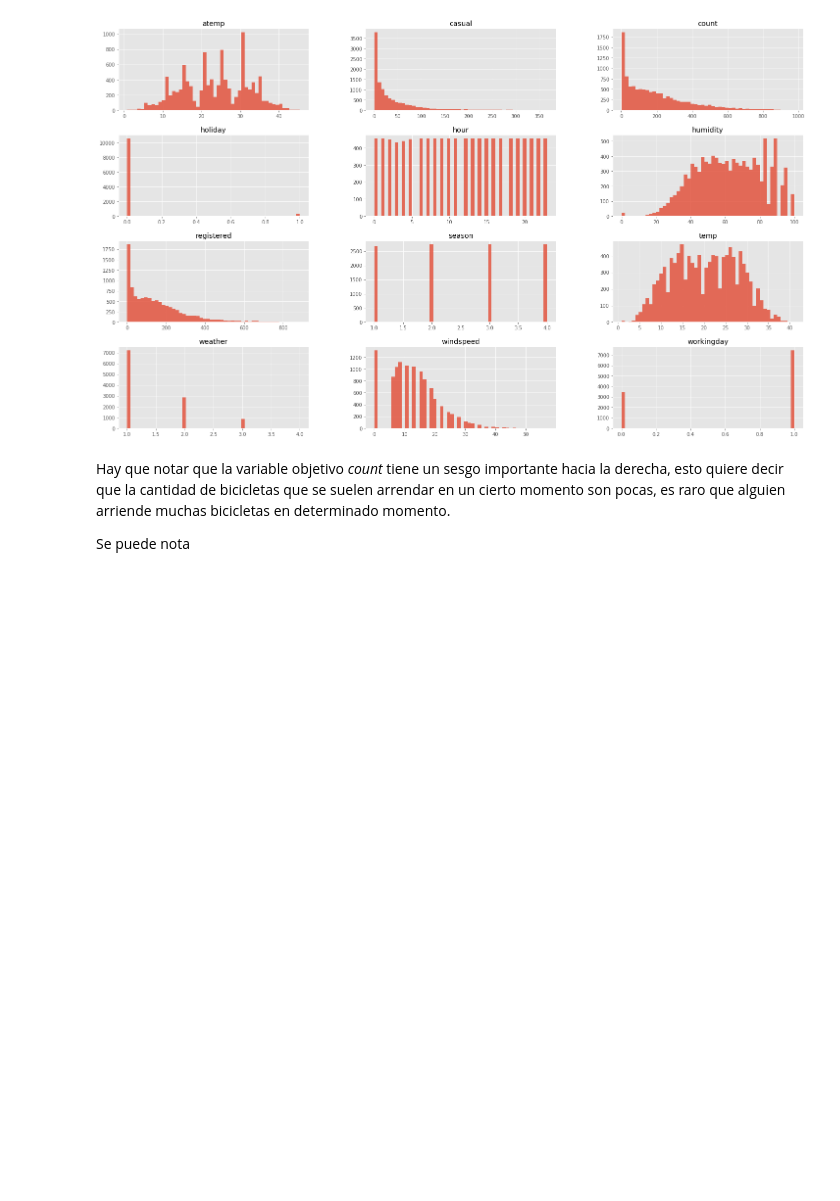
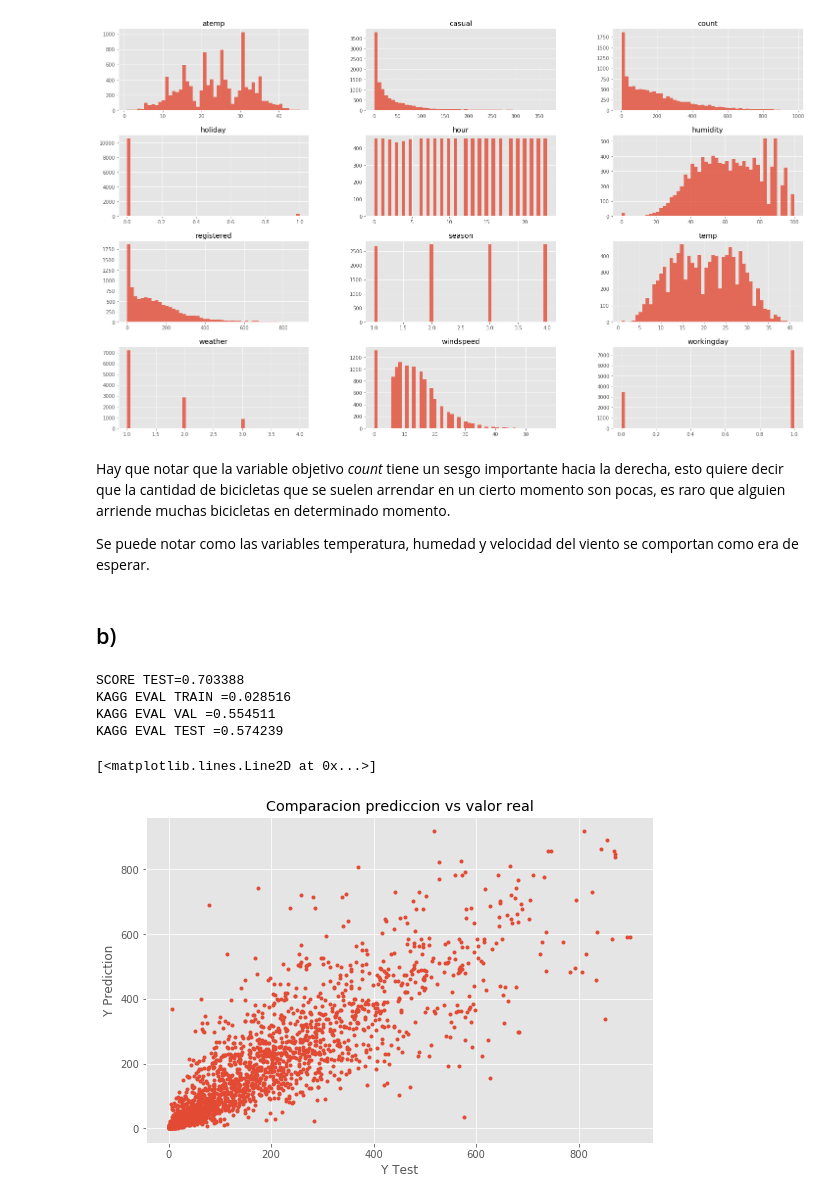
Before and after one commit to matiasarayac/tarea3-ML, a Jupyter notebook: Pregunta_2.ipynb, the cells around one changed output. Saved outputs shown, nothing was run; the diff lists cells and outputs as text; code cells hidden in the pictures; blank space fills up the shorter version.

```diff
--- a/Pregunta_2.ipynb
+++ b/Pregunta_2.ipynb
@@ -92,4 +92,57 @@ plt.show()
 # %% [markdown]
 Hay que notar que la variable objetivo *count* tiene un sesgo importante hacia la derecha, esto quiere decir que la cantidad de bicicletas que se suelen arrendar en un cierto momento son pocas, es raro que alguien arriende muchas bicicletas en determinado momento.
 
-Se puede nota
+Se puede notar como las variables temperatura, humedad y velocidad del viento se comportan como era de esperar.
+# %% [markdown]
+## b)
+# %%
+from sklearn.tree import DecisionTreeRegressor as Tree
+
+def eval_bikemodel(y_predict,y_true):
+    diff = np.log(y_predict+1.0) - np.log(y_true+1.0)
+    return np.sqrt(np.sum(np.square(diff))/len(y_predict))
+
+Xdf=df.ix[:,['season','holiday','workingday','weather','temp','atemp','humidity','windspeed','hour']]
+Xdf2=df.ix[:,['season','holiday','workingday','weather','temp','atemp','humidity','windspeed']]
+
+Ydf=df.ix[:,'count']
+X_train = Xdf[0:ntrain].values
+X_val = Xdf[ntrain:nval].values
+X_test = Xdf[nval:].values
+Y_train = Ydf[0:ntrain].values
+Y_val = Ydf[ntrain:nval].values
+Y_test = Ydf[nval:].values
+
+model = Tree(random_state=0)
+model.fit(X_train,Y_train)
+score_test = model.score(X_test,Y_test)
+print "SCORE TEST=%f"%score_test
+
+Y_pred_train = model.predict(X_train)
+Y_pred_val = model.predict(X_val)
+Y_pred_test = model.predict(X_test)
+kagg_train = eval_bikemodel(Y_pred_train,Y_train)
+kagg_val = eval_bikemodel(Y_pred_val,Y_val)
+kagg_test = eval_bikemodel(Y_pred_test,Y_test)
+print "KAGG EVAL TRAIN =%f"%kagg_train
+print "KAGG EVAL VAL =%f"%kagg_val
+print "KAGG EVAL TEST =%f"%kagg_test
+
+X_train2 = Xdf2[0:ntrain].values
+X_test2 = Xdf2[nval:].values
+model.fit(X_train2,Y_train)
+Y_pred_test2 = model.predict(X_test2)
+
+plt.figure(1, figsize=(20, 6))
+plt.subplot(121)
+plt.xlabel("Y Test")
+plt.ylabel("Y Prediction")
+plt.title("Comparacion prediccion vs valor real")
+plt.plot(Y_test,Y_pred_test,'.')
+# %% [output]
+SCORE TEST=0.703388
+KAGG EVAL TRAIN =0.028516
+KAGG EVAL VAL =0.554511
+KAGG EVAL TEST =0.574239
+[<matplotlib.lines.Line2D at 0x...>]
+[figure, added]
```
Also changed, not shown: parts of 2 cells of this notebook.
